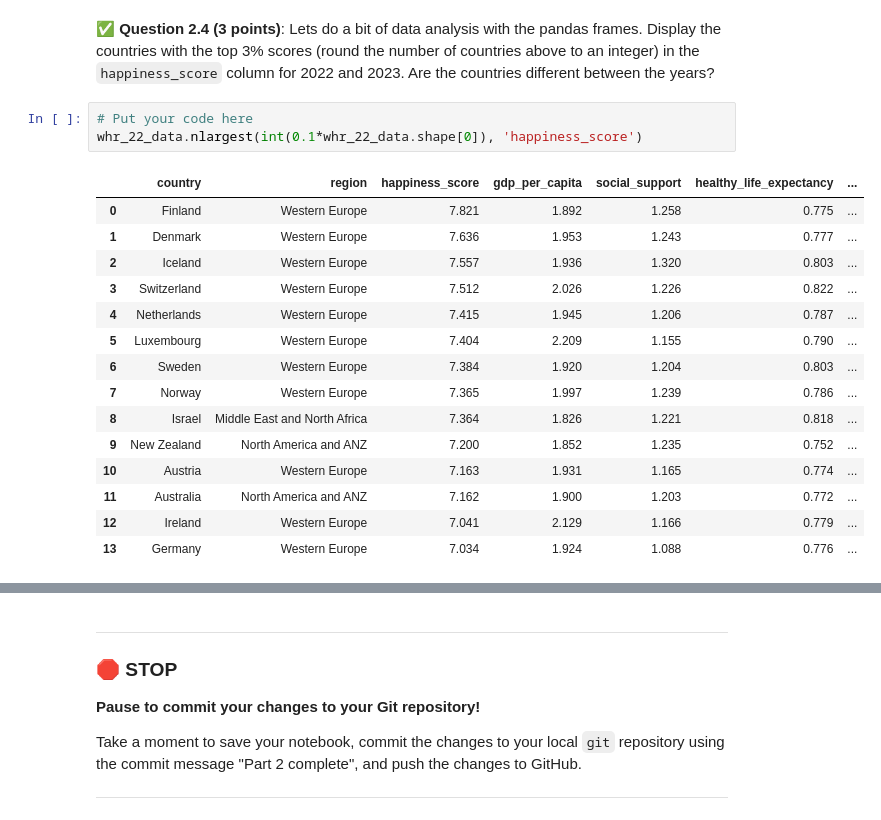
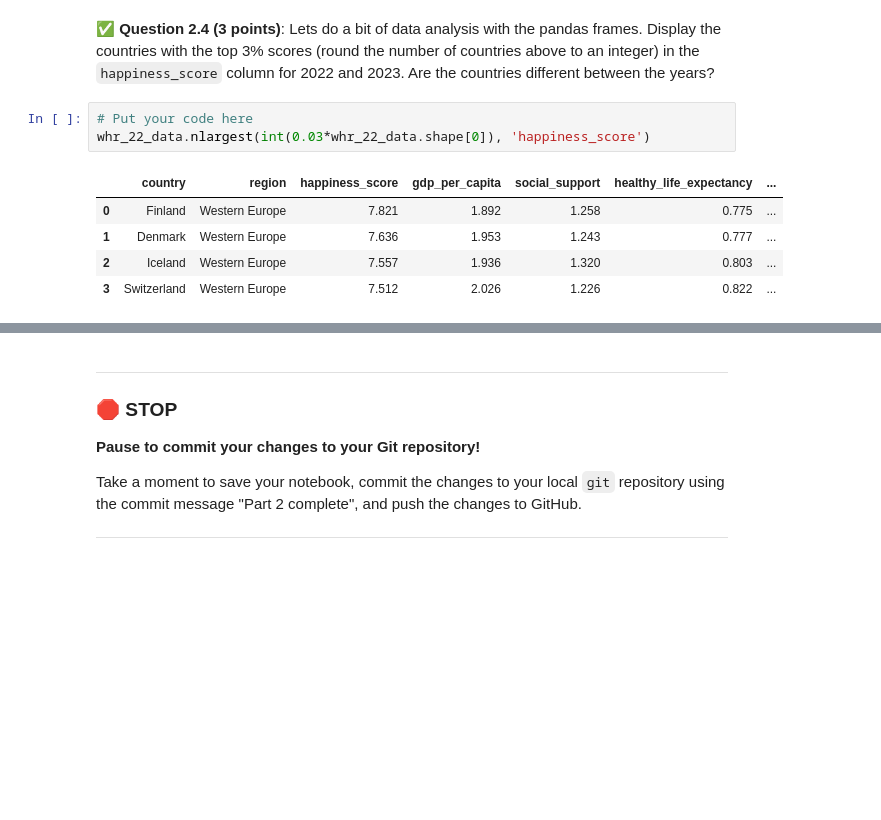
Before and after one commit to Confusedphoton/CMSE202-s24-turnin, a Jupyter notebook: hw-03/HW-03_Regression-S24-STUDENT.ipynb, the cells around one changed output, grey strips where cells are left out. Saved outputs shown, nothing was run; the diff lists cells and outputs as text; blank space fills up the shorter version.

```diff
--- a/hw-03/HW-03_Regression-S24-STUDENT.ipynb
+++ b/hw-03/HW-03_Regression-S24-STUDENT.ipynb
@@ -121,22 +122,12 @@ whr_23_data = whr_23_data.dropna()
 &#9989;  **Question 2.4 (3 points)**: Lets do a bit of data analysis with the pandas frames. Display the countries with the top 3% scores (round the number of countries above to an integer) in the `happiness_score` column for 2022 and 2023. Are the countries different between the years?
 # %%
 # Put your code here
-whr_22_data.nlargest(int(0.1*whr_22_data.shape[0]), 'happiness_score')
+whr_22_data.nlargest(int(0.03*whr_22_data.shape[0]), 'happiness_score')
 # %% [output]
 |  | country | region | happiness_score | gdp_per_capita | social_support | healthy_life_expectancy | ... |
 | 0 | Finland | Western Europe | 7.821 | 1.892 | 1.258 | 0.775 | ... |
 | 1 | Denmark | Western Europe | 7.636 | 1.953 | 1.243 | 0.777 | ... |
 | 2 | Iceland | Western Europe | 7.557 | 1.936 | 1.320 | 0.803 | ... |
 | 3 | Switzerland | Western Europe | 7.512 | 2.026 | 1.226 | 0.822 | ... |
-| 4 | Netherlands | Western Europe | 7.415 | 1.945 | 1.206 | 0.787 | ... |
-| 5 | Luxembourg | Western Europe | 7.404 | 2.209 | 1.155 | 0.790 | ... |
-| 6 | Sweden | Western Europe | 7.384 | 1.920 | 1.204 | 0.803 | ... |
-| 7 | Norway | Western Europe | 7.365 | 1.997 | 1.239 | 0.786 | ... |
-| 8 | Israel | Middle East and North Africa | 7.364 | 1.826 | 1.221 | 0.818 | ... |
-| 9 | New Zealand | North America and ANZ | 7.200 | 1.852 | 1.235 | 0.752 | ... |
-| 10 | Austria | Western Europe | 7.163 | 1.931 | 1.165 | 0.774 | ... |
-| 11 | Australia | North America and ANZ | 7.162 | 1.900 | 1.203 | 0.772 | ... |
-| 12 | Ireland | Western Europe | 7.041 | 2.129 | 1.166 | 0.779 | ... |
-| 13 | Germany | Western Europe | 7.034 | 1.924 | 1.088 | 0.776 | ... |
 # %%
 # Put your code here
```
Also changed, not shown: parts of 21 cells of this notebook.
